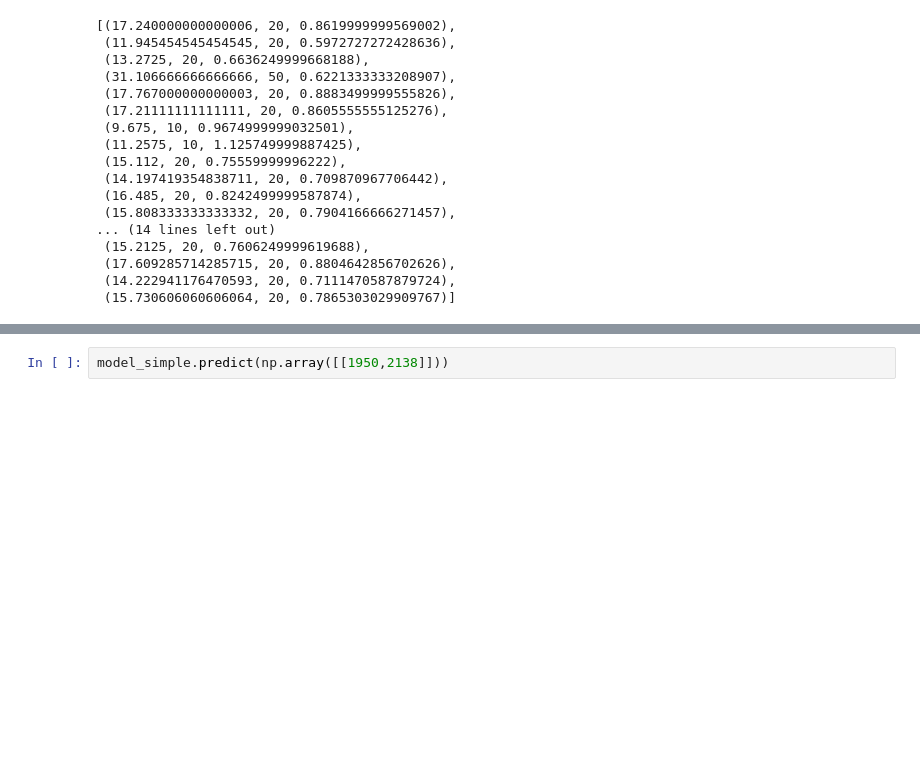
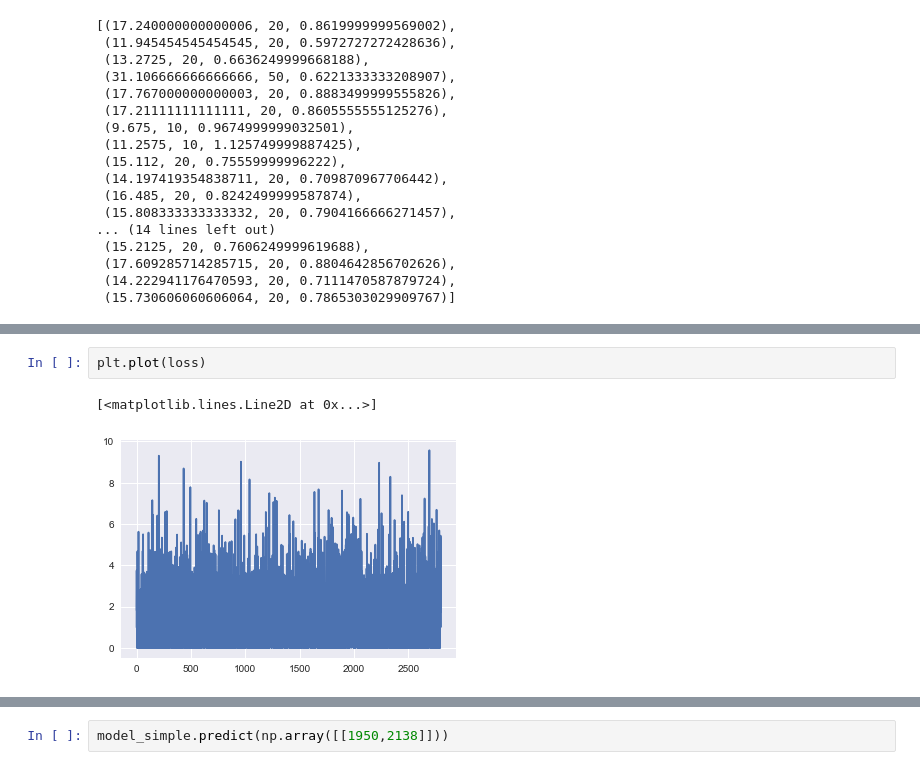
Before and after one commit to jonhilgart22/UNH-projects, a Jupyter notebook: deep_learning/notebooks/Jonathan_Hilgart-1.1-Taxi_cab_EDA.ipynb, the cells around one changed output, grey strips where cells are left out. Cells and saved outputs as stored; diff of their text form; blank space fills up the shorter version.

```diff
--- a/deep_learning/notebooks/Jonathan_Hilgart-1.1-Taxi_cab_EDA.ipynb
+++ b/deep_learning/notebooks/Jonathan_Hilgart-1.1-Taxi_cab_EDA.ipynb
@@ -707,0 +848,5 @@ NameError: name 'OBSERVATION' is not defined
+# %%
+plt.plot(loss)
+# %% [output]
+[<matplotlib.lines.Line2D at 0x...>]
+[figure, added]
```
Also changed, not shown: parts of 27 cells of this notebook.
